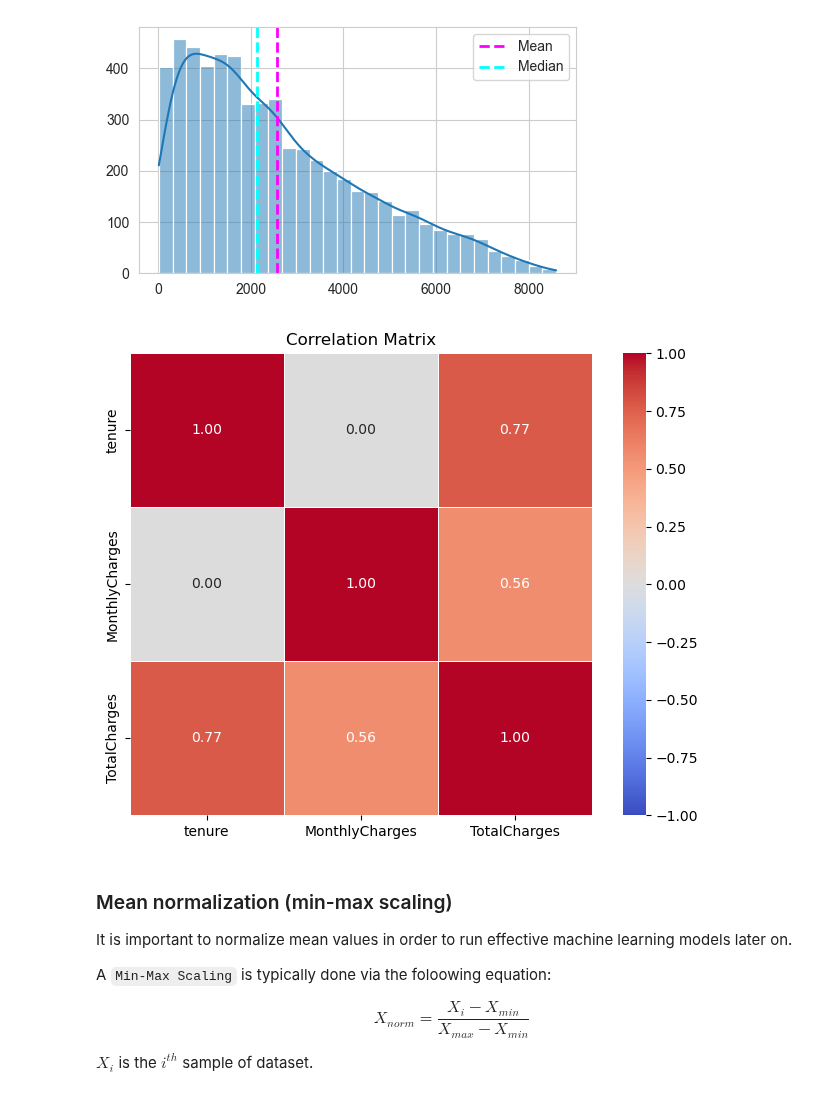
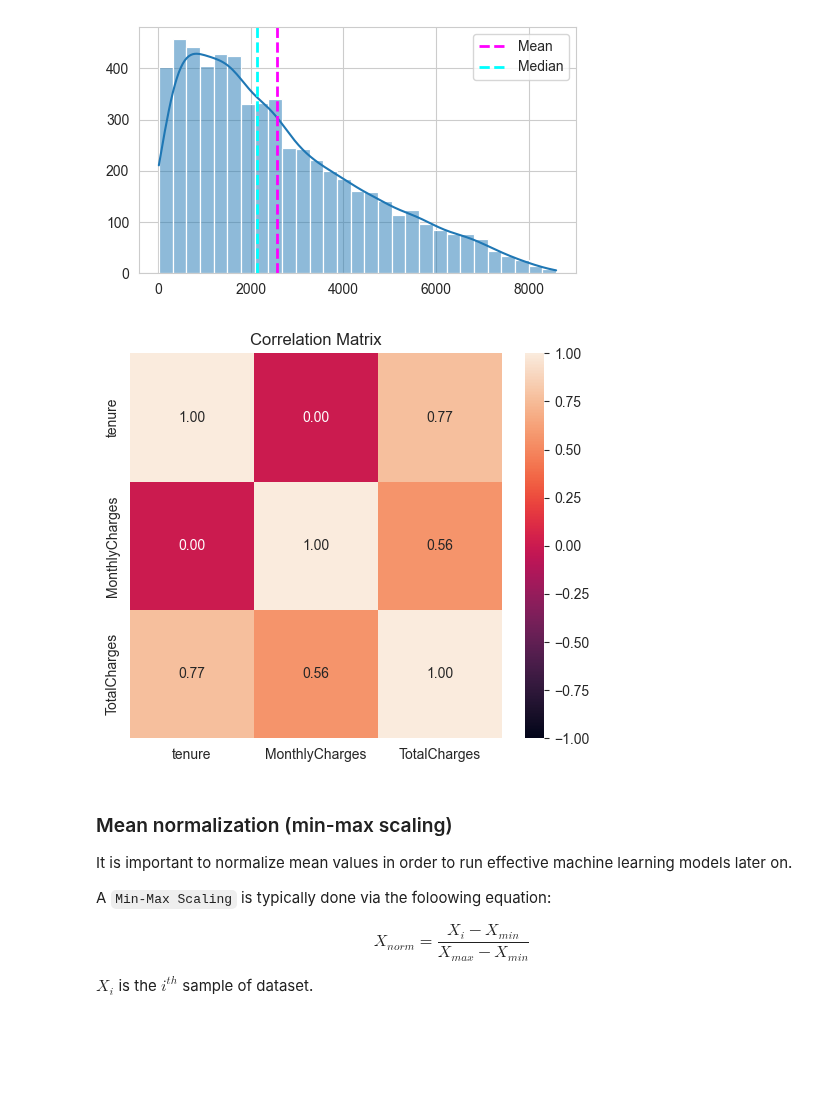
Before and after one commit to huixincai/customer-churn-analysis, a Jupyter notebook: Customer-churn-Analysis.ipynb, the cells around one changed output. Drawn from its saved outputs; the diff is of its cells as text; code cells hidden in the pictures; blank space fills up the shorter version.

Commit message:
remove themes from correlation matrices

```diff
--- a/Customer-churn-Analysis.ipynb
+++ b/Customer-churn-Analysis.ipynb
@@ -310,14 +310,13 @@ Usually, customers spend around 2000 USD during their stay with company.
 # %%
 # Calculate correlation matrix
 corr_matrix = numeric_features.corr()
 
-# Plot correlation matrix using seaborn
-plt.figure(figsize=(8, 6))
-sns.heatmap(corr_matrix, annot=True, cmap='coolwarm', vmin=-1, vmax=1, square=True, fmt='.2f', linewidths=.5)
+plt.figure(figsize=(6, 5))
+sns.heatmap(corr_matrix, annot=True, vmin=-1, vmax=1, fmt='.2f', annot_kws={"size": 10})
 plt.title('Correlation Matrix')
 plt.show()
 # %% [output]
-[figure, old version]
+[figure, new version]
 # %% [markdown]
 ### Mean normalization (min-max scaling)
 
```
Also changed, not shown: parts of 2 cells of this notebook.
